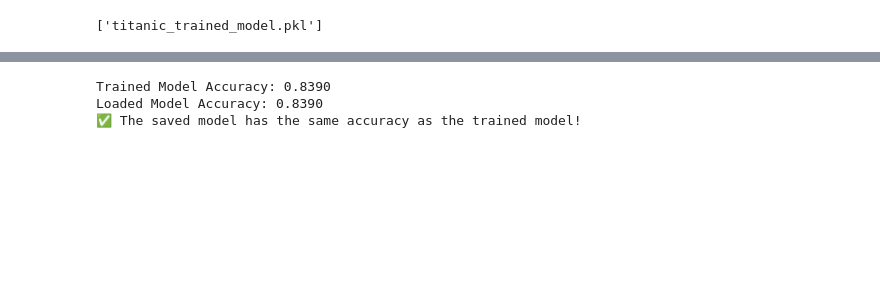
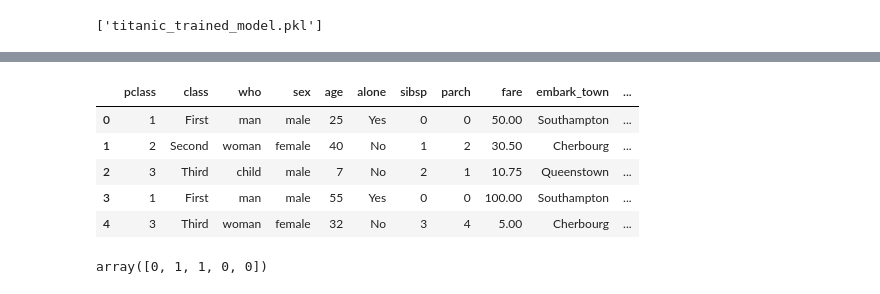
Before and after one commit to UFAQUE123/Titanic-Insights, a Jupyter notebook: dashboard/notebook/titanic.ipynb, the cells around one changed output, grey strips where cells are left out. Drawn from its saved outputs; the diff is of its cells as text; code cells hidden in the pictures; blank space fills up the shorter version.

```diff
--- a/dashboard/notebook/titanic.ipynb
+++ b/dashboard/notebook/titanic.ipynb
@@ -578,19 +595,27 @@ array([0, 1, 1, 0, 1, 0, 0, 0, 1, 1, 0, 1, 0, 0, 0, 0, 0, 0, 0, 0, 0, 1,
-# %%
-# Accuracy of trained model
-trained_accuracy = best_model.score(X_test, y_test)
-
-# Accuracy of loaded model
-loaded_accuracy = loaded_model.score(X_test, y_test)
-
-print(f"Trained Model Accuracy: {trained_accuracy:.4f}")
-print(f"Loaded Model Accuracy: {loaded_accuracy:.4f}")
-
-# Check if both are the same
-if np.isclose(trained_accuracy, loaded_accuracy, atol=1e-4):
-    print("✅ The saved model has the same accuracy as the trained model!")
-else:
-    print("❌ The saved model's accuracy is different. Check for issues!")
-# %% [output]
-Trained Model Accuracy: 0.8390
-Loaded Model Accuracy: 0.8390
-✅ The saved model has the same accuracy as the trained model!
+# %%
+sample_data =pd.DataFrame({
+    'pclass': [1, 2, 3, 1, 3],
+    'class': ["First", "Second", "Third", "First", "Third"],
+    'who': ["man", "woman", "child", "man", "woman"],
+    'sex': ["male", "female", "male", "male", "female"],
+    'age': [25, 40, 7, 55, 32],
+    'alone': ["Yes", "No","No", "Yes", "No"],
+    'sibsp': [0, 1, 2, 0, 3],
+    'parch': [0, 2, 1, 0, 4],
+    'fare': [50.00, 30.50, 10.75, 100.00, 5.00],
+    'embark_town': ["Southampton", "Cherbourg", "Queenstown", "Southampton", "Cherbourg"],
+    'embarked': ["S", "C", "Q", "S", "C"]
+}, index=[0,1,2,3,4])
+sample_data
+# %% [output]
+|  | pclass | class | who | sex | age | alone | sibsp | parch | fare | embark_town | ... |
+| 0 | 1 | First | man | male | 25 | Yes | 0 | 0 | 50.00 | Southampton | ... |
+| 1 | 2 | Second | woman | female | 40 | No | 1 | 2 | 30.50 | Cherbourg | ... |
+| 2 | 3 | Third | child | male | 7 | No | 2 | 1 | 10.75 | Queenstown | ... |
+| 3 | 1 | First | man | male | 55 | Yes | 0 | 0 | 100.00 | Southampton | ... |
+| 4 | 3 | Third | woman | female | 32 | No | 3 | 4 | 5.00 | Cherbourg | ... |
+# %%
+sample_result  = best_model.predict(sample_data)
+sample_result
+# %% [output]
+array([0, 1, 1, 0, 0])
```
Also changed, not shown: parts of 6 cells of this notebook, 3 other files.
